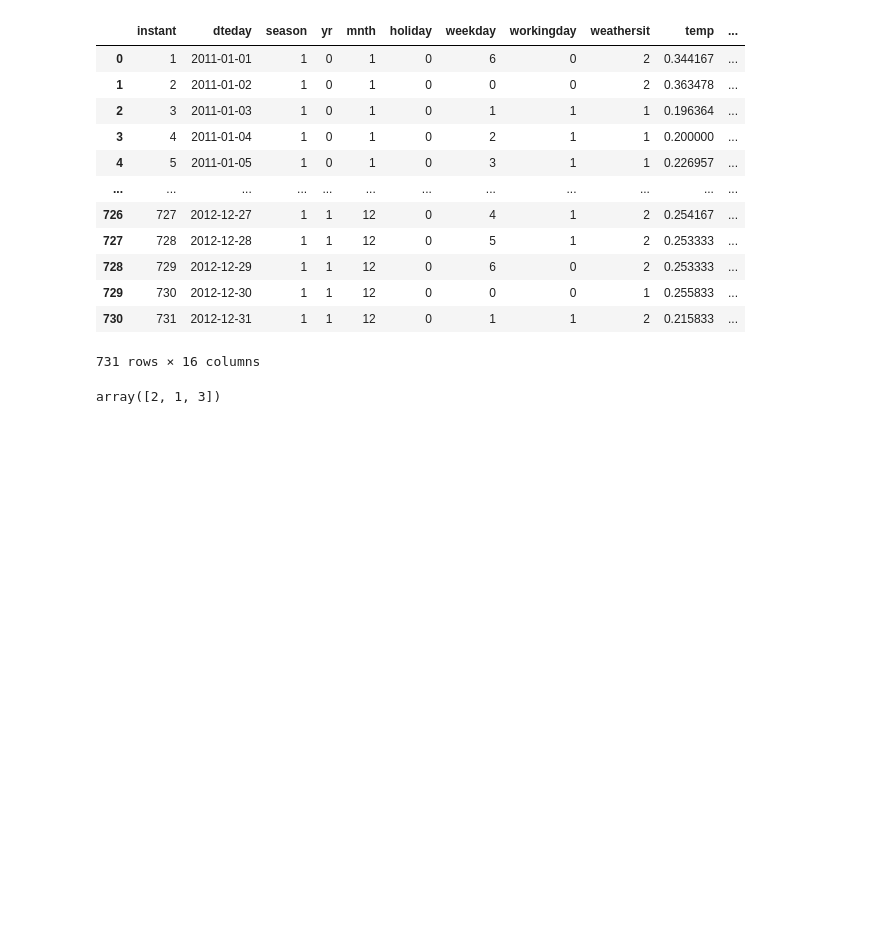
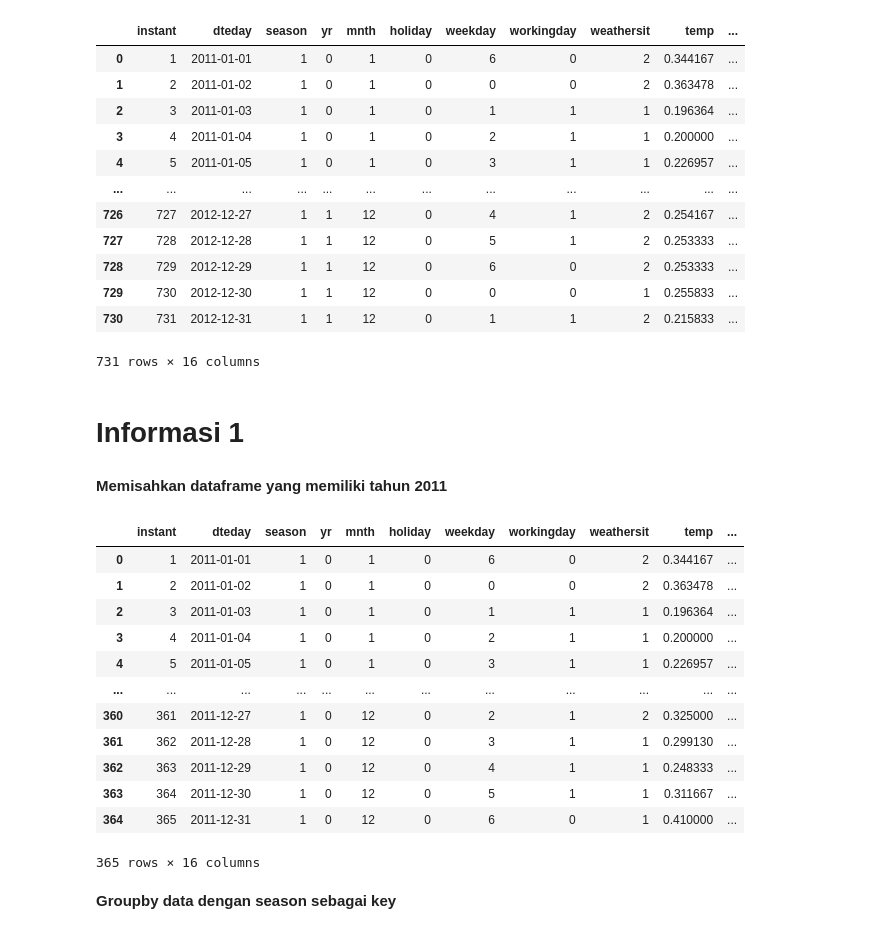
Before and after one commit to salsabilar311/Proyek-Analisis-Data_Dicoding, a Jupyter notebook: Analysis_of_Bike_Sharing_Dataset.ipynb, the cells around one changed output. Saved outputs shown, nothing was run; the diff lists cells and outputs as text; code cells hidden in the pictures; blank space fills up the shorter version.

```diff
--- a/Analysis_of_Bike_Sharing_Dataset.ipynb
+++ b/Analysis_of_Bike_Sharing_Dataset.ipynb
@@ -20,8 +22,32 @@ df
 | 729 | 730 | 2012-12-30 | 1 | 1 | 12 | 0 | 0 | 0 | 1 | 0.255833 | ... |
 | 730 | 731 | 2012-12-31 | 1 | 1 | 12 | 0 | 1 | 1 | 2 | 0.215833 | ... |
 731 rows × 16 columns
-# %%
-df['weathersit'].unique()
-# %% [output]
-array([2, 1, 3])
+# %% [markdown]
+# Informasi 1
+# %% [markdown]
+**Memisahkan dataframe yang memiliki tahun 2011**
+# %%
+df_1_1 = pd.DataFrame(columns=df.columns)
+
+for i in range(len(df)) :
+  if df['yr'][i] == 0 :
+    df_1_1 = df_1_1.append(df.loc[i], ignore_index=True)
+
+df_1_1
+# %% [output]
+|  | instant | dteday | season | yr | mnth | holiday | weekday | workingday | weathersit | temp | ... |
+| 0 | 1 | 2011-01-01 | 1 | 0 | 1 | 0 | 6 | 0 | 2 | 0.344167 | ... |
+| 1 | 2 | 2011-01-02 | 1 | 0 | 1 | 0 | 0 | 0 | 2 | 0.363478 | ... |
+| 2 | 3 | 2011-01-03 | 1 | 0 | 1 | 0 | 1 | 1 | 1 | 0.196364 | ... |
+| 3 | 4 | 2011-01-04 | 1 | 0 | 1 | 0 | 2 | 1 | 1 | 0.200000 | ... |
+| 4 | 5 | 2011-01-05 | 1 | 0 | 1 | 0 | 3 | 1 | 1 | 0.226957 | ... |
+| ... | ... | ... | ... | ... | ... | ... | ... | ... | ... | ... | ... |
+| 360 | 361 | 2011-12-27 | 1 | 0 | 12 | 0 | 2 | 1 | 2 | 0.325000 | ... |
+| 361 | 362 | 2011-12-28 | 1 | 0 | 12 | 0 | 3 | 1 | 1 | 0.299130 | ... |
+| 362 | 363 | 2011-12-29 | 1 | 0 | 12 | 0 | 4 | 1 | 1 | 0.248333 | ... |
+| 363 | 364 | 2011-12-30 | 1 | 0 | 12 | 0 | 5 | 1 | 1 | 0.311667 | ... |
+| 364 | 365 | 2011-12-31 | 1 | 0 | 12 | 0 | 6 | 0 | 1 | 0.410000 | ... |
+365 rows × 16 columns
+# %% [markdown]
+**Groupby data dengan season sebagai key**
 # %%
```
Also changed, not shown: parts of 13 cells of this notebook.
